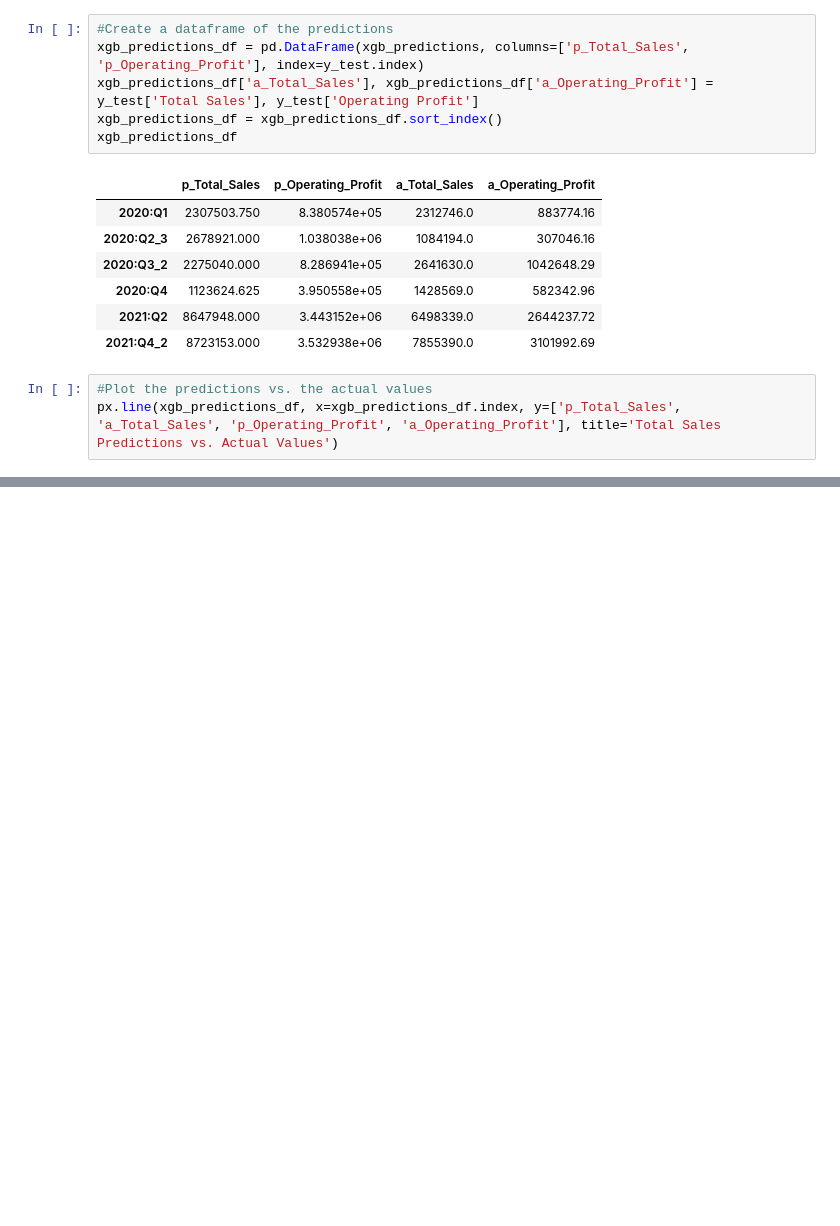
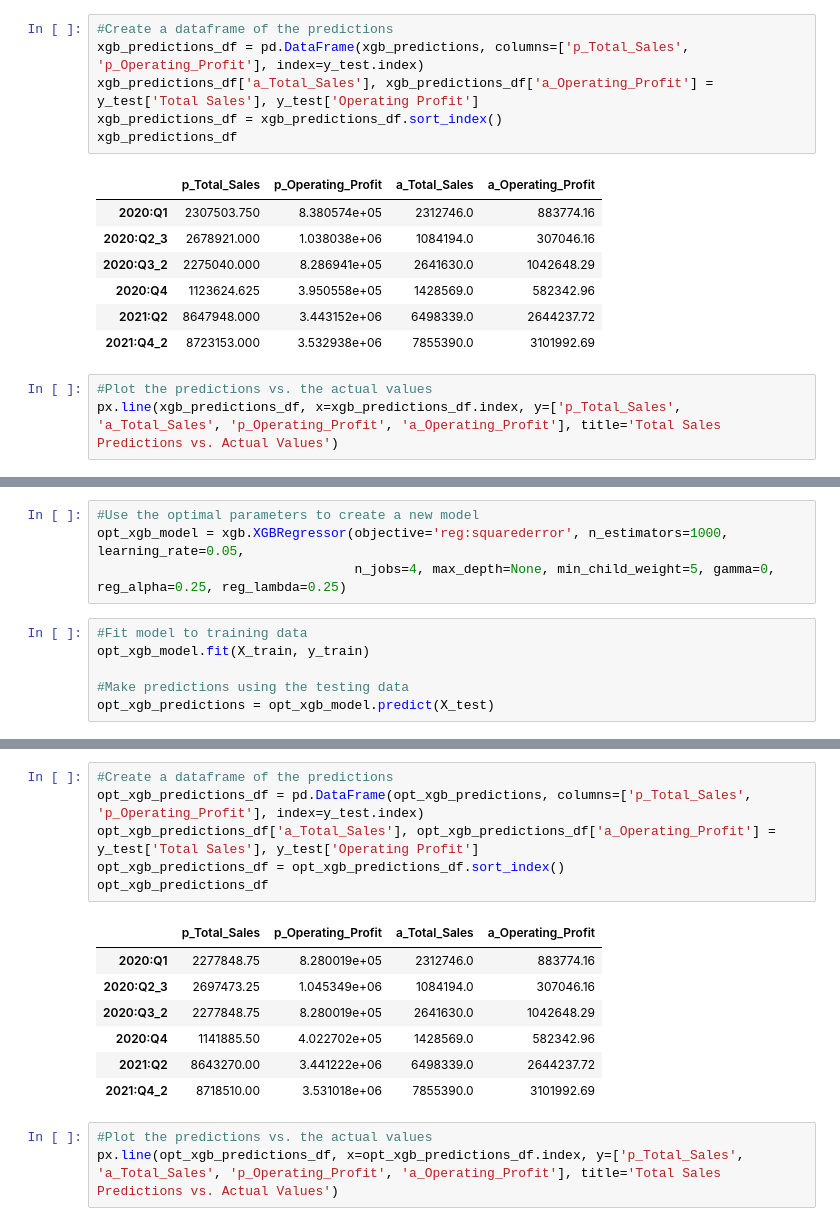
Before and after one commit to MitchellGleason/Final-Project, a Jupyter notebook: Machine Leanring Notebooks/multi_linear_reg_ML.ipynb, the cells around one changed output, grey strips where cells are left out. Drawn from its saved outputs; the diff is of its cells as text; blank space fills up the shorter version.

```diff
--- a/Machine Leanring Notebooks/multi_linear_reg_ML.ipynb
+++ b/Machine Leanring Notebooks/multi_linear_reg_ML.ipynb
@@ -725,0 +753,10 @@ xgb_CV.fit(X_train, y_train)
+# %%
+#Use the optimal parameters to create a new model
+opt_xgb_model = xgb.XGBRegressor(objective='reg:squarederror', n_estimators=1000, learning_rate=0.05,
+                                 n_jobs=4, max_depth=None, min_child_weight=5, gamma=0, reg_alpha=0.25, reg_lambda=0.25)
+# %%
+#Fit model to training data
+opt_xgb_model.fit(X_train, y_train)
+
+#Make predictions using the testing data
+opt_xgb_predictions = opt_xgb_model.predict(X_test)
@@ -725,0 +773,17 @@ xgb_CV.fit(X_train, y_train)
+# %%
+#Create a dataframe of the predictions
+opt_xgb_predictions_df = pd.DataFrame(opt_xgb_predictions, columns=['p_Total_Sales', 'p_Operating_Profit'], index=y_test.index)
+opt_xgb_predictions_df['a_Total_Sales'], opt_xgb_predictions_df['a_Operating_Profit'] = y_test['Total Sales'], y_test['Operating Profit']
+opt_xgb_predictions_df = opt_xgb_predictions_df.sort_index()
+opt_xgb_predictions_df
+# %% [output]
+|  | p_Total_Sales | p_Operating_Profit | a_Total_Sales | a_Operating_Profit |
+| 2020:Q1 | 2277848.75 | 8.280019e+05 | 2312746.0 | 883774.16 |
+| 2020:Q2_3 | 2697473.25 | 1.045349e+06 | 1084194.0 | 307046.16 |
+| 2020:Q3_2 | 2277848.75 | 8.280019e+05 | 2641630.0 | 1042648.29 |
+| 2020:Q4 | 1141885.50 | 4.022702e+05 | 1428569.0 | 582342.96 |
+| 2021:Q2 | 8643270.00 | 3.441222e+06 | 6498339.0 | 2644237.72 |
+| 2021:Q4_2 | 8718510.00 | 3.531018e+06 | 7855390.0 | 3101992.69 |
+# %%
+#Plot the predictions vs. the actual values
+px.line(opt_xgb_predictions_df, x=opt_xgb_predictions_df.index, y=['p_Total_Sales', 'a_Total_Sales', 'p_Operating_Profit', 'a_Operating_Profit'], title='Total Sales Predictions vs. Actual Values')
```
Also changed, not shown: parts of 4 cells of this notebook.
